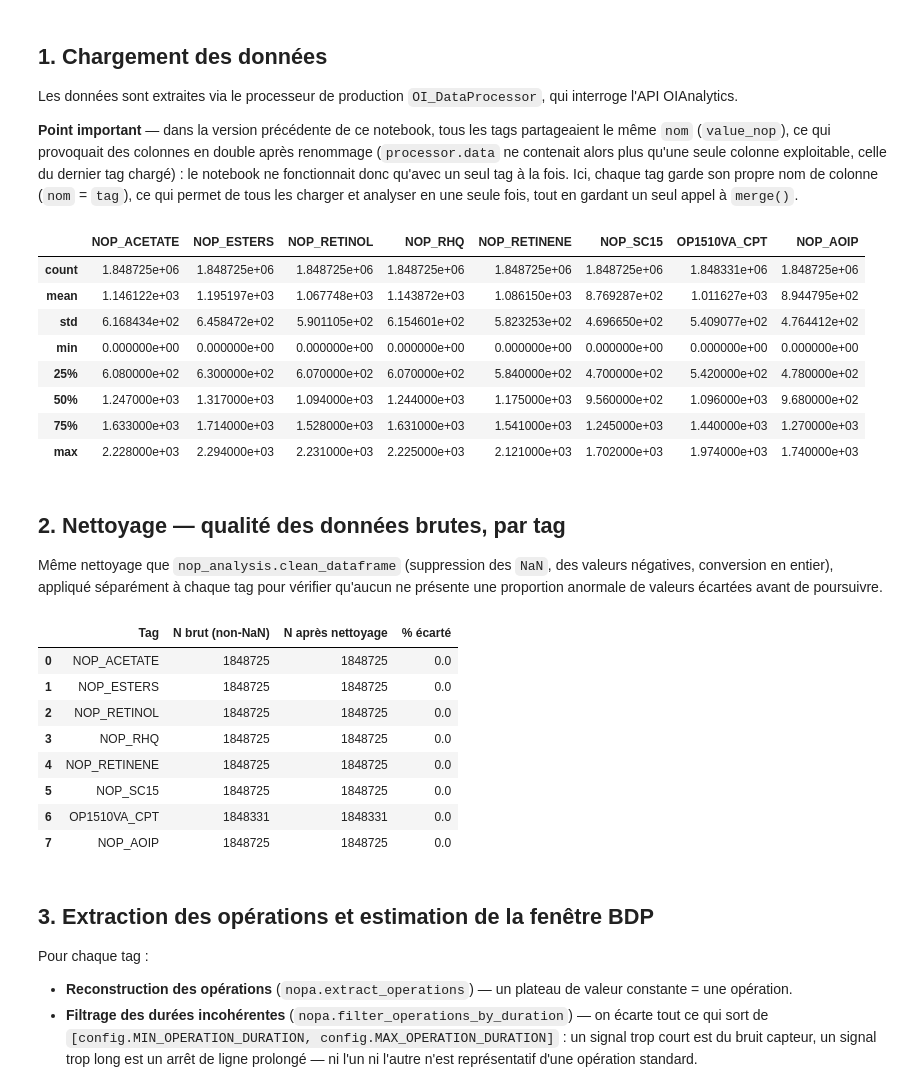
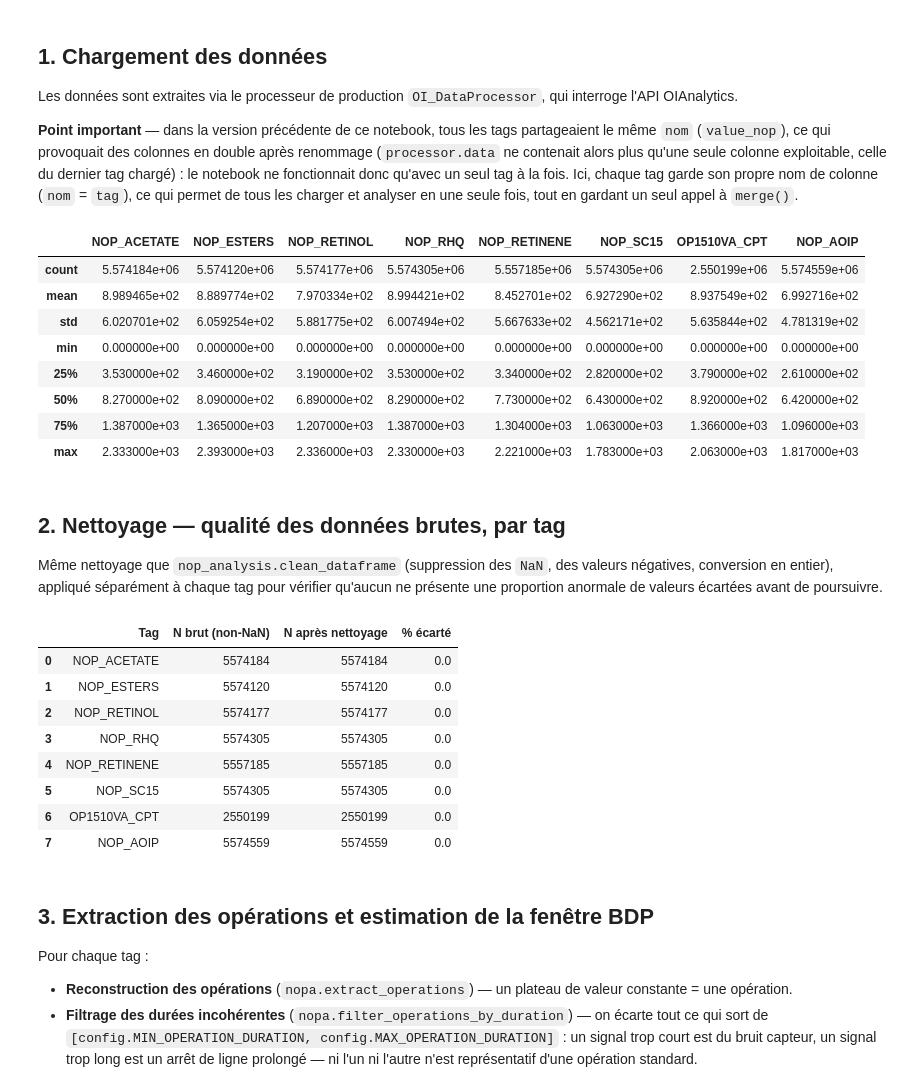
Before and after one commit to e-coucou/Machine-Learning, a Jupyter notebook: 2-OI_a/OI_NOP_analysis_all.ipynb, the cells around one changed output. Cells and saved outputs as stored; diff of their text form; code cells hidden in the pictures.

```diff
--- a/2-OI_a/OI_NOP_analysis_all.ipynb
+++ b/2-OI_a/OI_NOP_analysis_all.ipynb
@@ -54,38 +57,38 @@ analyser en une seule fois, tout en gardant un seul appel à `merge()`.
 # %%
 tags = [
     {'tag': 'NOP_ACETATE', 'nom': 'NOP_ACETATE', 'info': "Nombre des opérations", 'agg': 'FIRST'},
     {'tag': 'NOP_ESTERS', 'nom': 'NOP_ESTERS', 'info': "Nombre des opérations", 'agg': 'FIRST'},
     {'tag': 'NOP_RETINOL', 'nom': 'NOP_RETINOL', 'info': "Nombre des opérations", 'agg': 'FIRST'},
     {'tag': 'NOP_RHQ', 'nom': 'NOP_RHQ', 'info': "Nombre des opérations", 'agg': 'FIRST'},
     {'tag': 'NOP_RETINENE', 'nom': 'NOP_RETINENE', 'info': "Nombre des opérations", 'agg': 'FIRST'},
     {'tag': 'NOP_SC15', 'nom': 'NOP_SC15', 'info': "Nombre des opérations", 'agg': 'FIRST'},
     {'tag': 'OP1510VA_CPT', 'nom': 'OP1510VA_CPT', 'info': "Nombre des opérations", 'agg': 'FIRST'},
     {'tag': 'NOP_AOIP', 'nom': 'NOP_AOIP', 'info': "Nombre des opérations", 'agg': 'FIRST'},
 ]
 
 processor = OI_DataProcessor(
     url_base='https://oianalytics-100.optimistik.fr/api/oianalytics/time-values/query?',
-    start='2023-01-01',
+    start='2016-01-01',
     end='2026-12-31',
     tags_selected=tags,
     tags_other=[],
     interval='PT01M',
     verbose=False,
     agg='FIRST'
 )
 
 processor.merge()
 processor.data.describe()
 # %% [output]
 |  | NOP_ACETATE | NOP_ESTERS | NOP_RETINOL | NOP_RHQ | NOP_RETINENE | NOP_SC15 | OP1510VA_CPT | NOP_AOIP |
-| count | 1.848725e+06 | 1.848725e+06 | 1.848725e+06 | 1.848725e+06 | 1.848725e+06 | 1.848725e+06 | 1.848331e+06 | 1.848725e+06 |
-| mean | 1.146122e+03 | 1.195197e+03 | 1.067748e+03 | 1.143872e+03 | 1.086150e+03 | 8.769287e+02 | 1.011627e+03 | 8.944795e+02 |
-| std | 6.168434e+02 | 6.458472e+02 | 5.901105e+02 | 6.154601e+02 | 5.823253e+02 | 4.696650e+02 | 5.409077e+02 | 4.764412e+02 |
+| count | 5.574184e+06 | 5.574120e+06 | 5.574177e+06 | 5.574305e+06 | 5.557185e+06 | 5.574305e+06 | 2.550199e+06 | 5.574559e+06 |
+| mean | 8.989465e+02 | 8.889774e+02 | 7.970334e+02 | 8.994421e+02 | 8.452701e+02 | 6.927290e+02 | 8.937549e+02 | 6.992716e+02 |
+| std | 6.020701e+02 | 6.059254e+02 | 5.881775e+02 | 6.007494e+02 | 5.667633e+02 | 4.562171e+02 | 5.635844e+02 | 4.781319e+02 |
 | min | 0.000000e+00 | 0.000000e+00 | 0.000000e+00 | 0.000000e+00 | 0.000000e+00 | 0.000000e+00 | 0.000000e+00 | 0.000000e+00 |
-| 25% | 6.080000e+02 | 6.300000e+02 | 6.070000e+02 | 6.070000e+02 | 5.840000e+02 | 4.700000e+02 | 5.420000e+02 | 4.780000e+02 |
-| 50% | 1.247000e+03 | 1.317000e+03 | 1.094000e+03 | 1.244000e+03 | 1.175000e+03 | 9.560000e+02 | 1.096000e+03 | 9.680000e+02 |
-| 75% | 1.633000e+03 | 1.714000e+03 | 1.528000e+03 | 1.631000e+03 | 1.541000e+03 | 1.245000e+03 | 1.440000e+03 | 1.270000e+03 |
-| max | 2.228000e+03 | 2.294000e+03 | 2.231000e+03 | 2.225000e+03 | 2.121000e+03 | 1.702000e+03 | 1.974000e+03 | 1.740000e+03 |
+| 25% | 3.530000e+02 | 3.460000e+02 | 3.190000e+02 | 3.530000e+02 | 3.340000e+02 | 2.820000e+02 | 3.790000e+02 | 2.610000e+02 |
+| 50% | 8.270000e+02 | 8.090000e+02 | 6.890000e+02 | 8.290000e+02 | 7.730000e+02 | 6.430000e+02 | 8.920000e+02 | 6.420000e+02 |
+| 75% | 1.387000e+03 | 1.365000e+03 | 1.207000e+03 | 1.387000e+03 | 1.304000e+03 | 1.063000e+03 | 1.366000e+03 | 1.096000e+03 |
+| max | 2.333000e+03 | 2.393000e+03 | 2.336000e+03 | 2.330000e+03 | 2.221000e+03 | 1.783000e+03 | 2.063000e+03 | 1.817000e+03 |
 # %% [markdown]
 ## 2. Nettoyage — qualité des données brutes, par tag
 
@@ -116,14 +119,14 @@ quality_table = pd.DataFrame(quality_rows)
 quality_table
 # %% [output]
 |  | Tag | N brut (non-NaN) | N après nettoyage | % écarté |
-| 0 | NOP_ACETATE | 1848725 | 1848725 | 0.0 |
-| 1 | NOP_ESTERS | 1848725 | 1848725 | 0.0 |
-| 2 | NOP_RETINOL | 1848725 | 1848725 | 0.0 |
-| 3 | NOP_RHQ | 1848725 | 1848725 | 0.0 |
-| 4 | NOP_RETINENE | 1848725 | 1848725 | 0.0 |
-| 5 | NOP_SC15 | 1848725 | 1848725 | 0.0 |
-| 6 | OP1510VA_CPT | 1848331 | 1848331 | 0.0 |
-| 7 | NOP_AOIP | 1848725 | 1848725 | 0.0 |
+| 0 | NOP_ACETATE | 5574184 | 5574184 | 0.0 |
+| 1 | NOP_ESTERS | 5574120 | 5574120 | 0.0 |
+| 2 | NOP_RETINOL | 5574177 | 5574177 | 0.0 |
+| 3 | NOP_RHQ | 5574305 | 5574305 | 0.0 |
+| 4 | NOP_RETINENE | 5557185 | 5557185 | 0.0 |
+| 5 | NOP_SC15 | 5574305 | 5574305 | 0.0 |
+| 6 | OP1510VA_CPT | 2550199 | 2550199 | 0.0 |
+| 7 | NOP_AOIP | 5574559 | 5574559 | 0.0 |
 # %% [markdown]
 ## 3. Extraction des opérations et estimation de la fenêtre BDP
 
```
Also changed, not shown: parts of 9 cells of this notebook, 4 other files.
